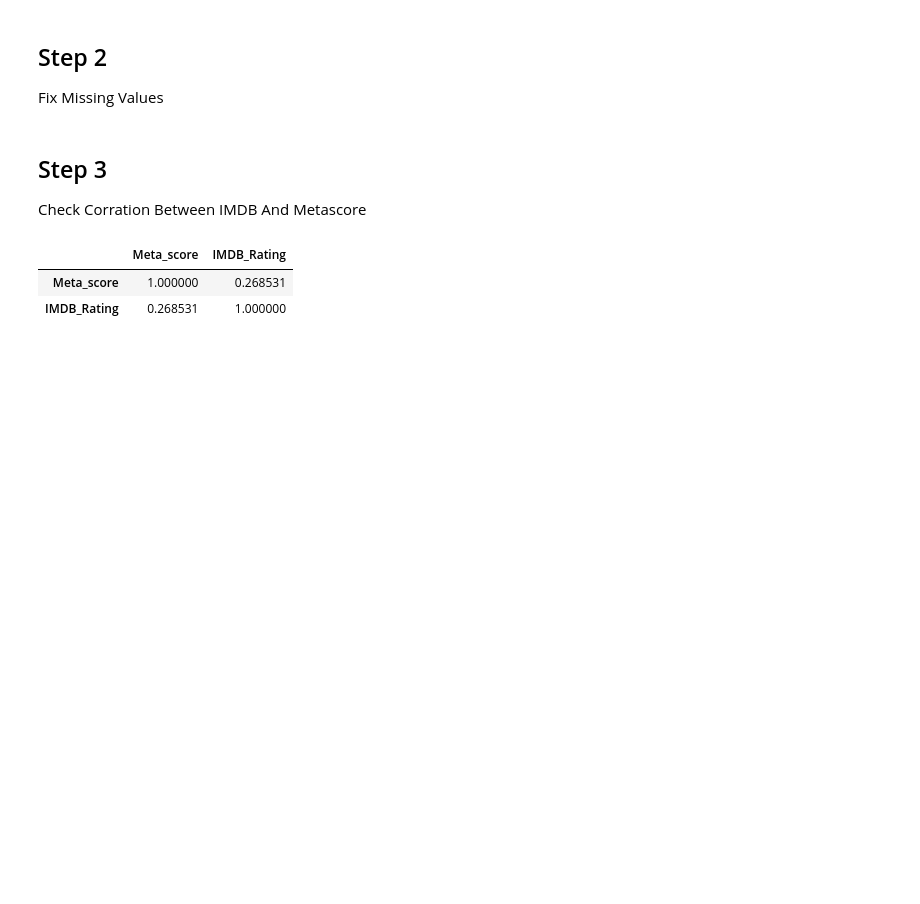
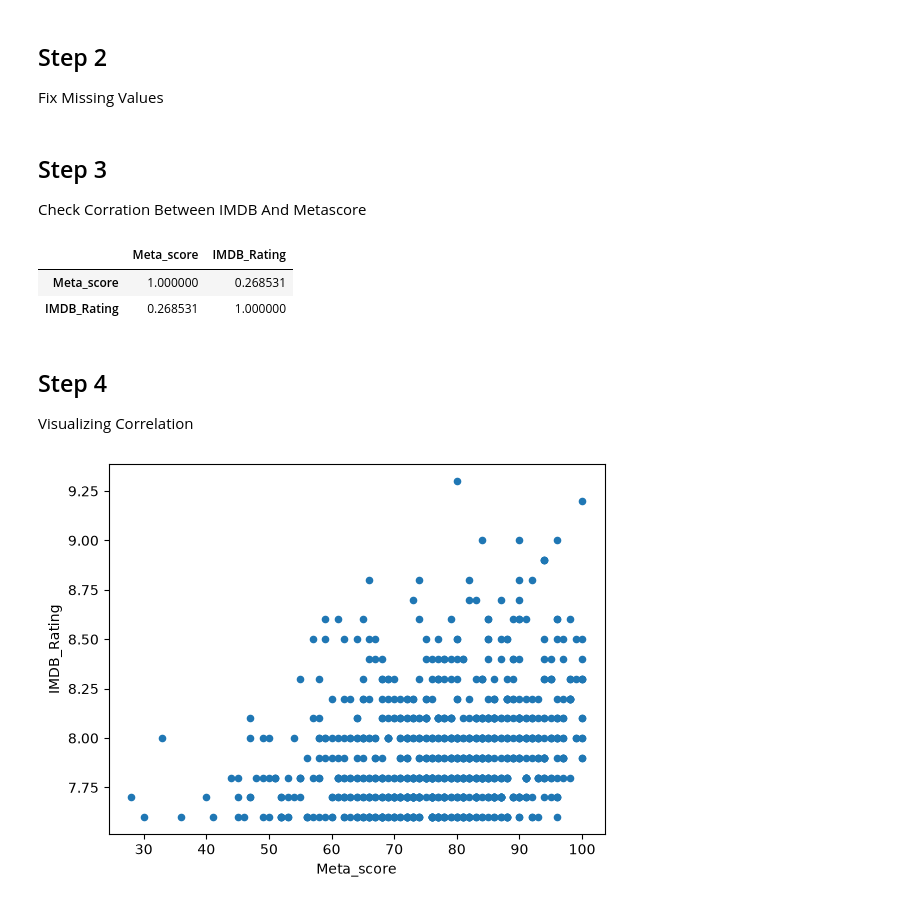
Before and after one commit to ali-keikha/imdb-movies-analysis, a Jupyter notebook: note book/03_metascore_imdb_relationship.ipynb, the cells around one changed output. Drawn from its saved outputs; the diff is of its cells as text; code cells hidden in the pictures; blank space fills up the shorter version.

Commit message:
Add Scatter Chart

```diff
--- a/note book/03_metascore_imdb_relationship.ipynb
+++ b/note book/03_metascore_imdb_relationship.ipynb
@@ -48,3 +48,17 @@ df[["Meta_score", "IMDB_Rating"]].corr()
 |  | Meta_score | IMDB_Rating |
 | Meta_score | 1.000000 | 0.268531 |
 | IMDB_Rating | 0.268531 | 1.000000 |
+# %% [markdown]
+## Step 4
+
+Visualizing Correlation
+# %%
+df.plot(
+    x = "Meta_score",
+    y = "IMDB_Rating",
+    kind="scatter"
+)
+
+plt.show()
+# %% [output]
+[figure, added]
```
Also changed, not shown: parts of 3 cells of this notebook.
